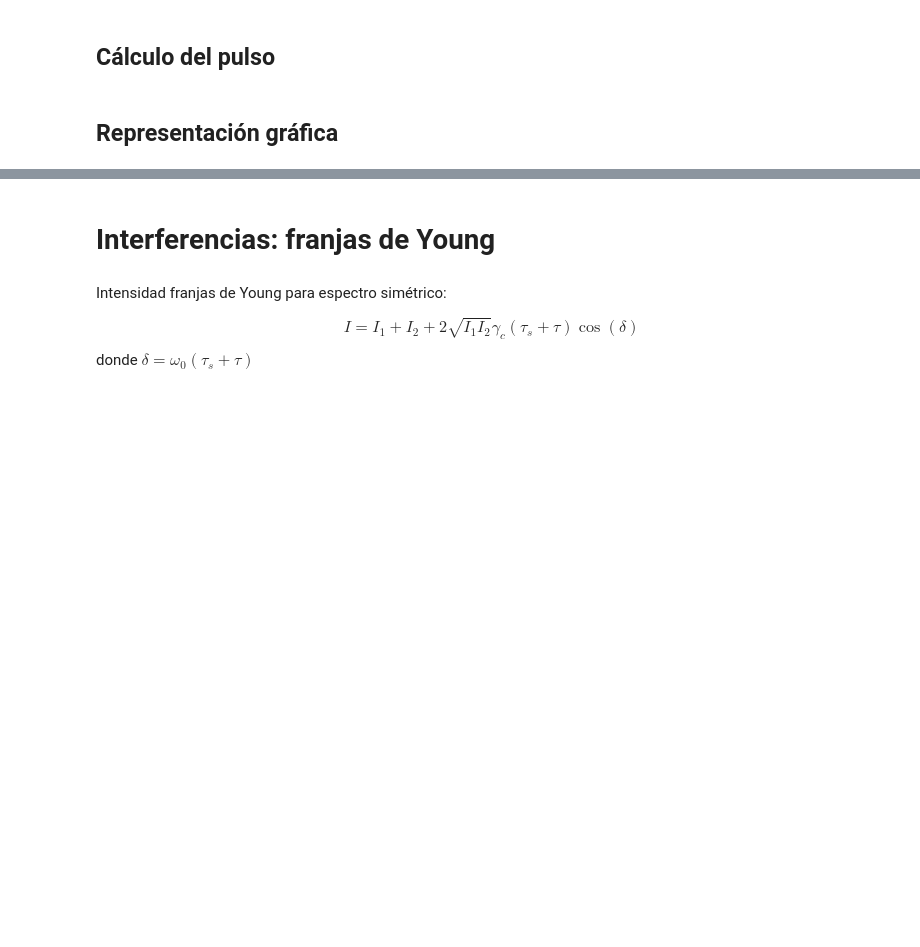
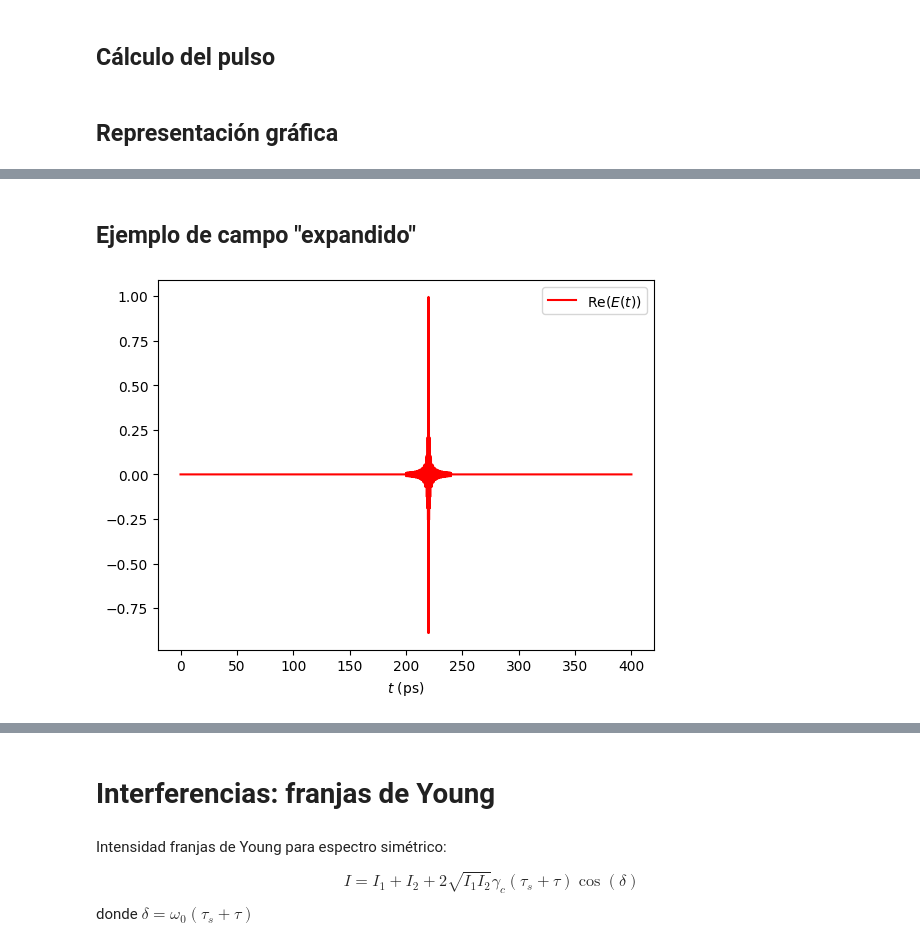
Before and after one commit to IrisFDTD/OPTICS-UNIZAR, a Jupyter notebook: chapter1_coherence_and_interferences.ipynb, the cells around one changed output, grey strips where cells are left out. Drawn from its saved outputs; the diff is of its cells as text; code cells hidden in the pictures; blank space fills up the shorter version.

```diff
--- a/chapter1_coherence_and_interferences.ipynb
+++ b/chapter1_coherence_and_interferences.ipynb
@@ -128,0 +221,13 @@ plt.show()
+# %% [markdown]
+## Ejemplo de campo "expandido"
+# %%
+Et=introduce_wave(E,N,int(N*n/2)) #int(N*n/2))
+t_rango_expand=Δt*(np.linspace(0,Et.shape[0],Et.shape[0]))
+plt.plot(t_rango_expand,np.real(Et),label=r'Re($E(t))$',
+                                color='red',linestyle='-')
+plt.xlabel(r'$t$ (ps)')
+#plt.xlim(0,0.3)
+plt.legend()
+plt.show()
+# %% [output]
+[figure, added]
```
Also changed, not shown: parts of 25 cells of this notebook.
